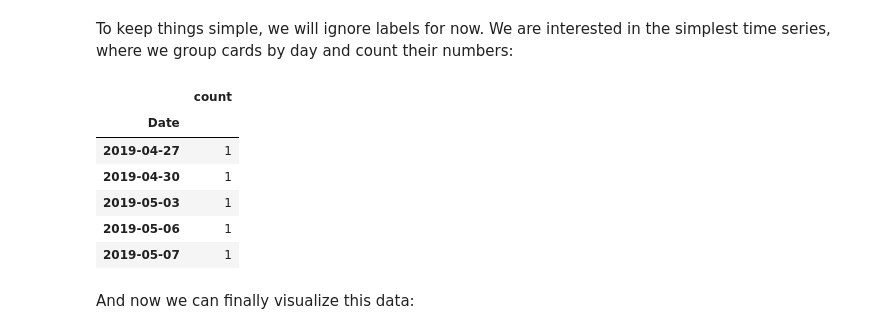
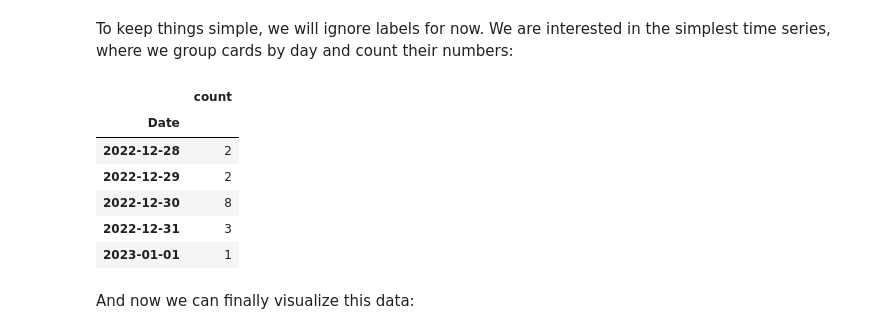
Before and after one commit to JarekSzyc/Trello-data, a Jupyter notebook: example.ipynb, the cells around one changed output. Saved outputs shown, nothing was run; the diff lists cells and outputs as text; code cells hidden in the pictures.

```diff
--- a/example.ipynb
+++ b/example.ipynb
@@ -62,16 +62,17 @@ To keep things simple, we will ignore labels for now. We are interested in the s
 from source import get_time_series
 # %%
 time_series = get_time_series(data)
+time_series = time_series[:-128] # some leftover privacy :D
 # %%
-time_series.head()
+time_series.tail()
 # %% [output]
 |  | count |
 | Date |  |
-| 2019-04-27 | 1 |
-| 2019-04-30 | 1 |
-| 2019-05-03 | 1 |
-| 2019-05-06 | 1 |
-| 2019-05-07 | 1 |
+| 2022-12-28 | 2 |
+| 2022-12-29 | 2 |
+| 2022-12-30 | 8 |
+| 2022-12-31 | 3 |
+| 2023-01-01 | 1 |
 # %% [markdown]
 And now we can finally visualize this data:
 # %%
```
